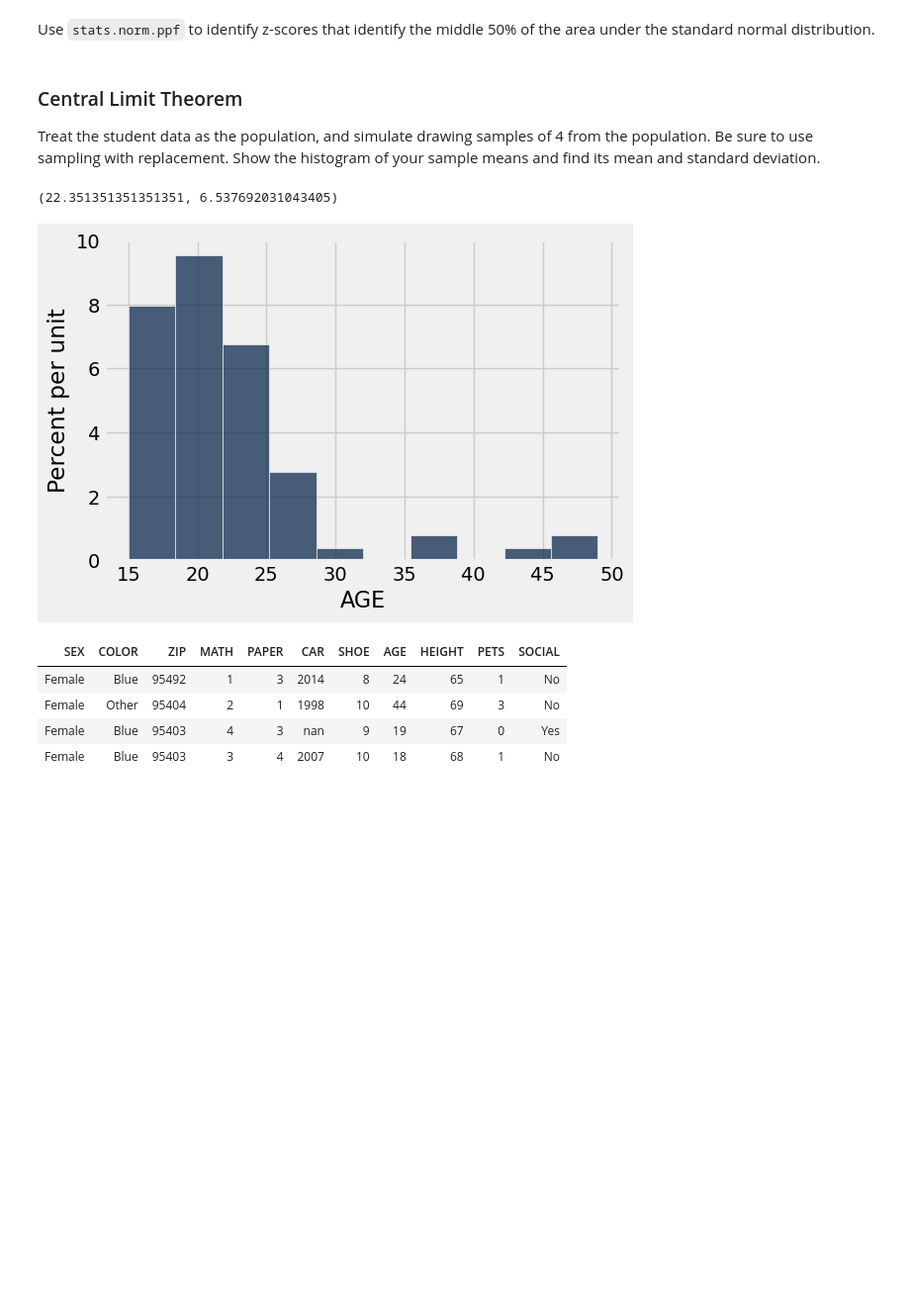
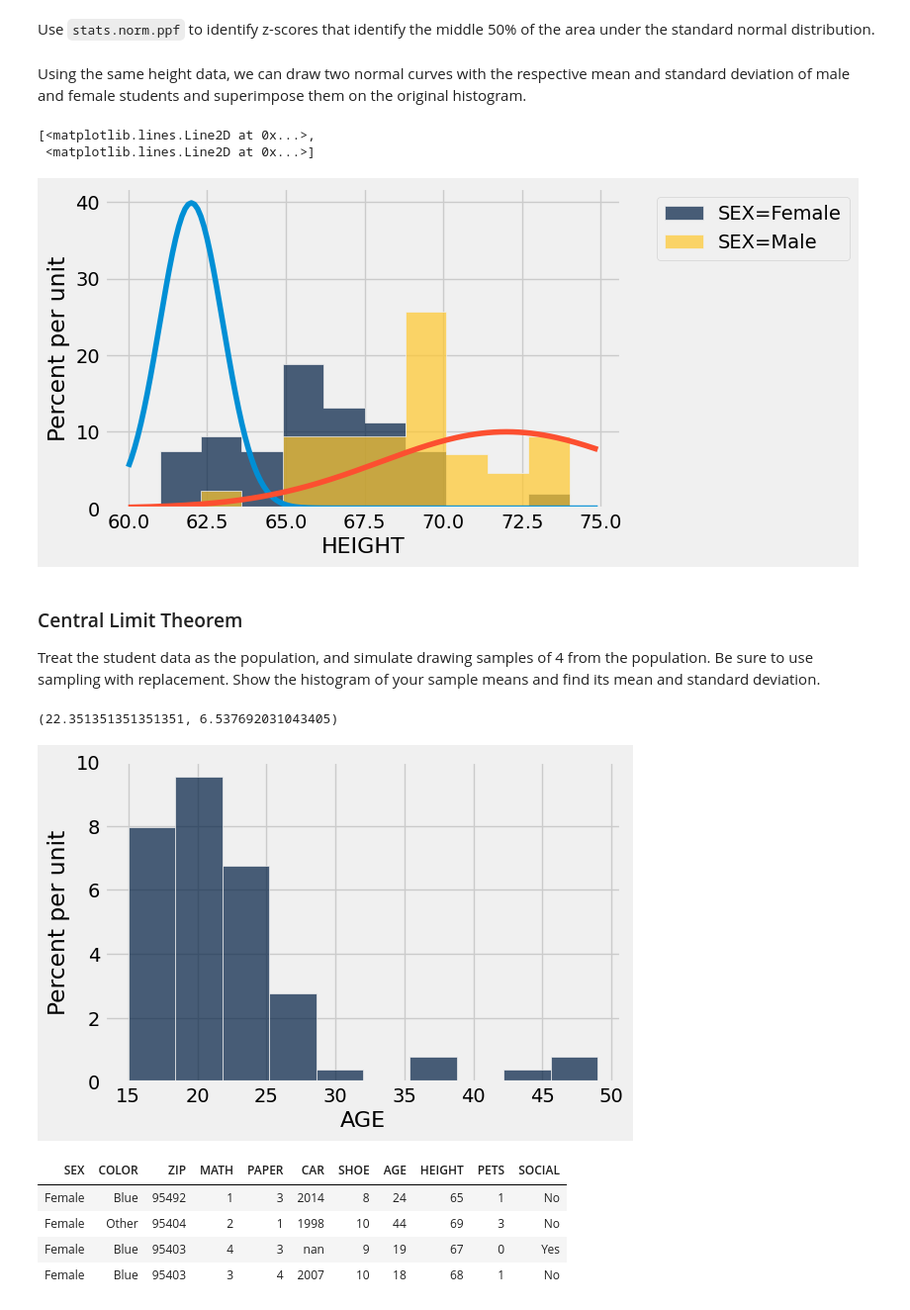
Before and after one commit to SRJC-Data-Science/materials-sp22, a Jupyter notebook: SRJC/lecture_note/lecture_25_26/mean_stdev_normal_distribution.ipynb, the cells around one changed output. Shown at 99% size. Drawn from its saved outputs; the diff is of its cells as text; code cells hidden in the pictures; blank space fills up the shorter version.

```diff
--- a/SRJC/lecture_note/lecture_25_26/mean_stdev_normal_distribution.ipynb
+++ b/SRJC/lecture_note/lecture_25_26/mean_stdev_normal_distribution.ipynb
@@ -78,6 +78,23 @@ stats.norm.cdf(b) - stats.norm.cdf(a)
 0.90000000000000002
 # %% [markdown]
 Use `stats.norm.ppf` to identify z-scores that identify the middle 50% of the area under the standard normal distribution.
+# %% [markdown]
+Using the same height data, we can draw two normal curves with the respective mean and standard deviation of male and female students and superimpose them on the original histogram.
+# %%
+students = Table().read_table('student_data.csv')
+students.hist('HEIGHT', group='SEX')
+
+# keep these x ranges
+x = np.arange(60, 75, 0.1)
+# replace the mean and standard deviation with the values found above.
+yf = stats.norm.pdf(x, 62, 1)
+ym = stats.norm.pdf(x, 72, 4)
+
+plots.plot(x, yf, x, ym)
+# %% [output]
+[<matplotlib.lines.Line2D at 0x...>,
+ <matplotlib.lines.Line2D at 0x...>]
+[figure, added]
 # %% [markdown]
 ### Central Limit Theorem
 
@@ -88,7 +105,7 @@ all_ages = students.column('AGE')
 np.average(all_ages), np.std(all_ages)
 # %% [output]
 (22.351351351351351, 6.537692031043405)
-[figure, old version]
+[figure, new version]
 # %%
 students.sample(4)
 # %% [output]
```
Also changed, not shown: parts of 2 cells of this notebook, 1 other file.
